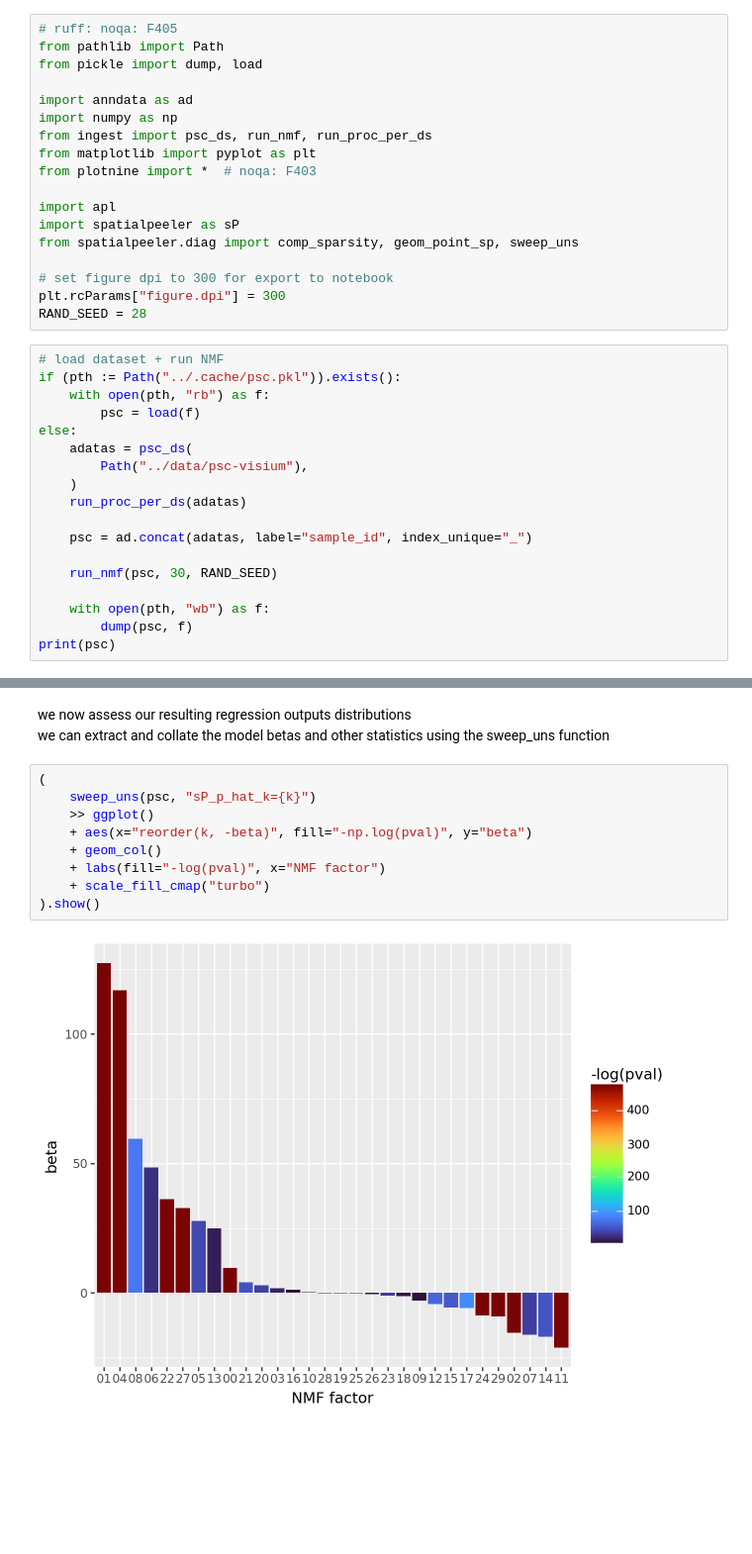
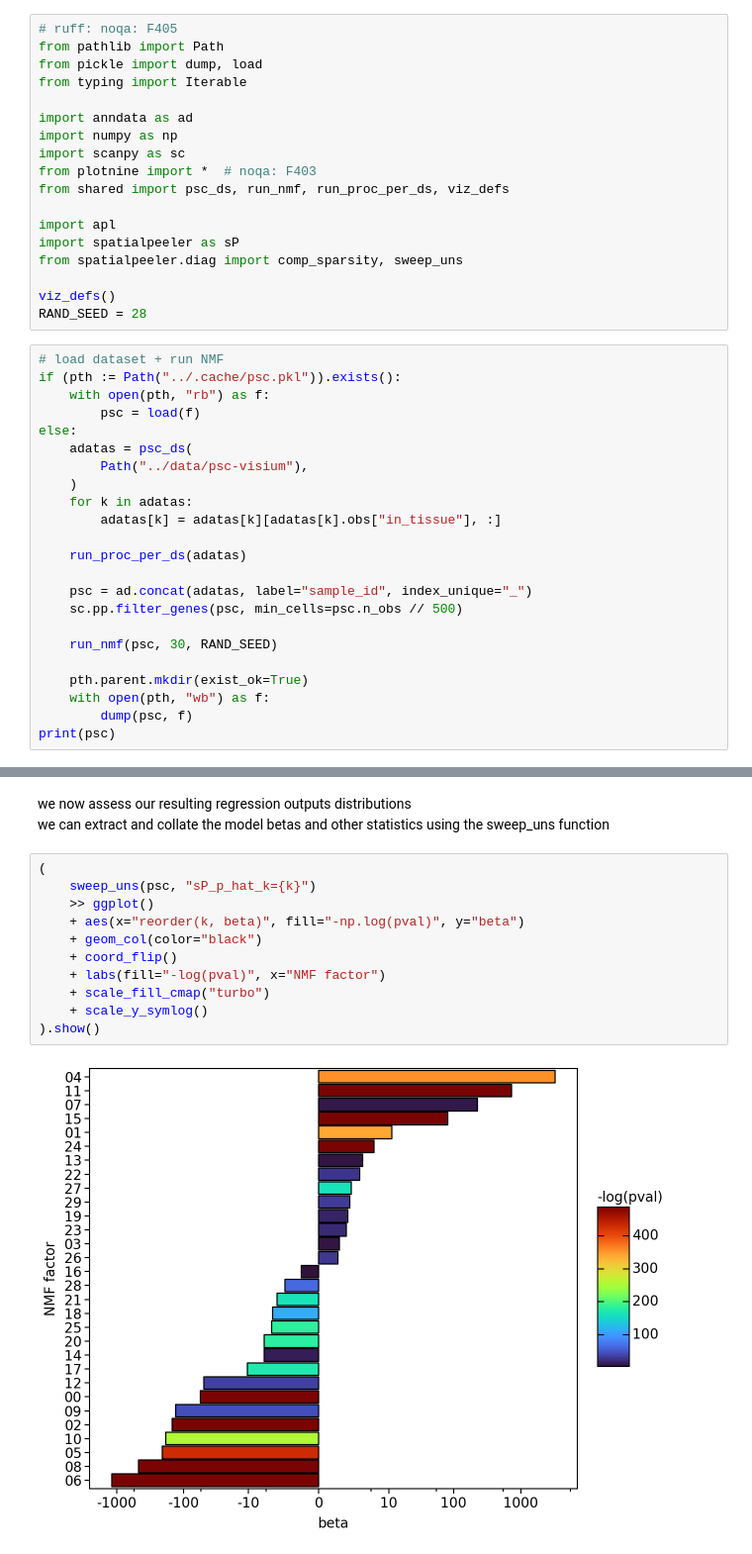
Before and after one commit to goeva-lab/spatialPeeler, a Jupyter notebook: demo/demo-psc.ipynb, the cells around one changed output, grey strips where cells are left out. Shown at 99% size. Drawn from its saved outputs; the diff is of its cells as text; blank space fills up the shorter version.

```diff
--- a/demo/demo-psc.ipynb
+++ b/demo/demo-psc.ipynb
@@ -2,19 +2,19 @@
 # ruff: noqa: F405
 from pathlib import Path
 from pickle import dump, load
+from typing import Iterable
 
 import anndata as ad
 import numpy as np
-from ingest import psc_ds, run_nmf, run_proc_per_ds
-from matplotlib import pyplot as plt
+import scanpy as sc
 from plotnine import *  # noqa: F403
+from shared import psc_ds, run_nmf, run_proc_per_ds, viz_defs
 
 import apl
 import spatialpeeler as sP
-from spatialpeeler.diag import comp_sparsity, geom_point_sp, sweep_uns
+from spatialpeeler.diag import comp_sparsity, sweep_uns
 
-# set figure dpi to 300 for export to notebook
-plt.rcParams["figure.dpi"] = 300
+viz_defs()
 RAND_SEED = 28
 # %%
 # load dataset + run NMF
@@ -25,12 +25,17 @@ else:
     adatas = psc_ds(
         Path("../data/psc-visium"),
     )
+    for k in adatas:
+        adatas[k] = adatas[k][adatas[k].obs["in_tissue"], :]
+
     run_proc_per_ds(adatas)
 
     psc = ad.concat(adatas, label="sample_id", index_unique="_")
+    sc.pp.filter_genes(psc, min_cells=psc.n_obs // 500)
 
     run_nmf(psc, 30, RAND_SEED)
 
+    pth.parent.mkdir(exist_ok=True)
     with open(pth, "wb") as f:
         dump(psc, f)
 print(psc)
@@ -72,12 +84,14 @@ we can extract and collate the model betas and other statistics using the sweep_
 # %%
 (
     sweep_uns(psc, "sP_p_hat_k={k}")
     >> ggplot()
-    + aes(x="reorder(k, -beta)", fill="-np.log(pval)", y="beta")
-    + geom_col()
+    + aes(x="reorder(k, beta)", fill="-np.log(pval)", y="beta")
+    + geom_col(color="black")
+    + coord_flip()
     + labs(fill="-log(pval)", x="NMF factor")
     + scale_fill_cmap("turbo")
+    + scale_y_symlog()
 ).show()
 # %% [output]
-[figure, old version]
+[figure, new version]
 # %%
```
Also changed, not shown: parts of 10 cells of this notebook, 6 other files.
